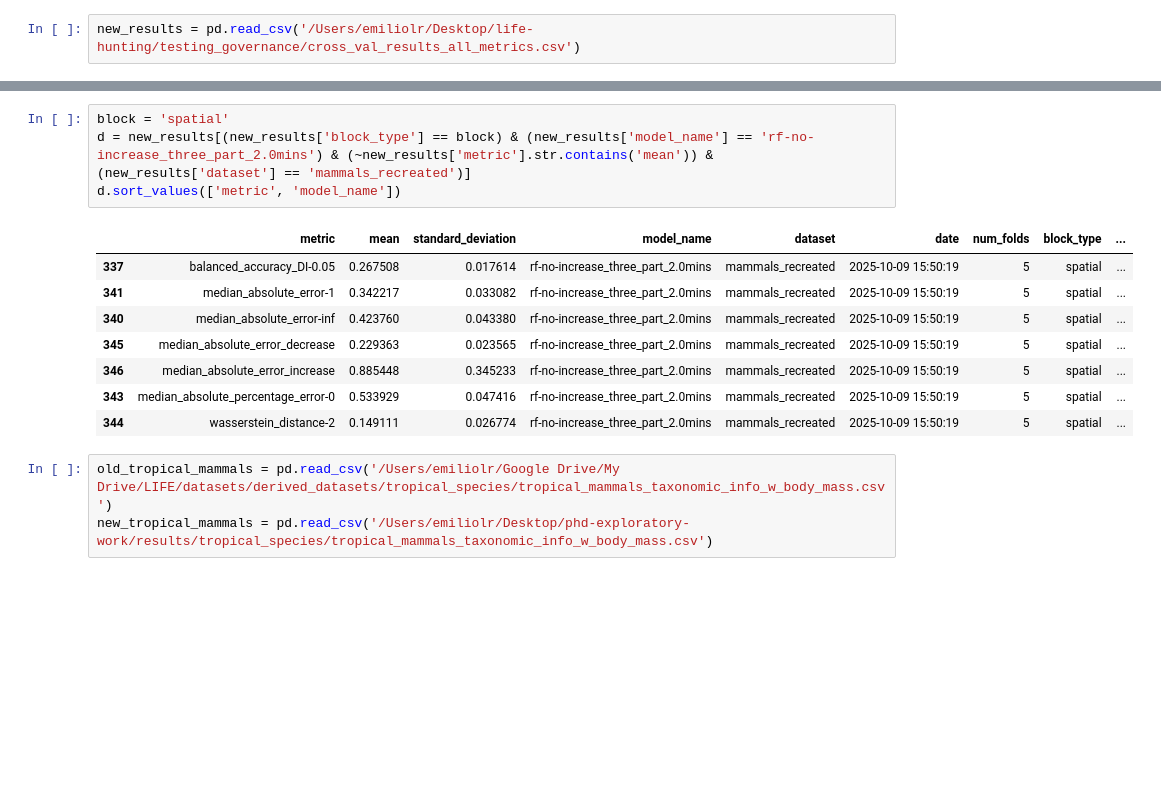
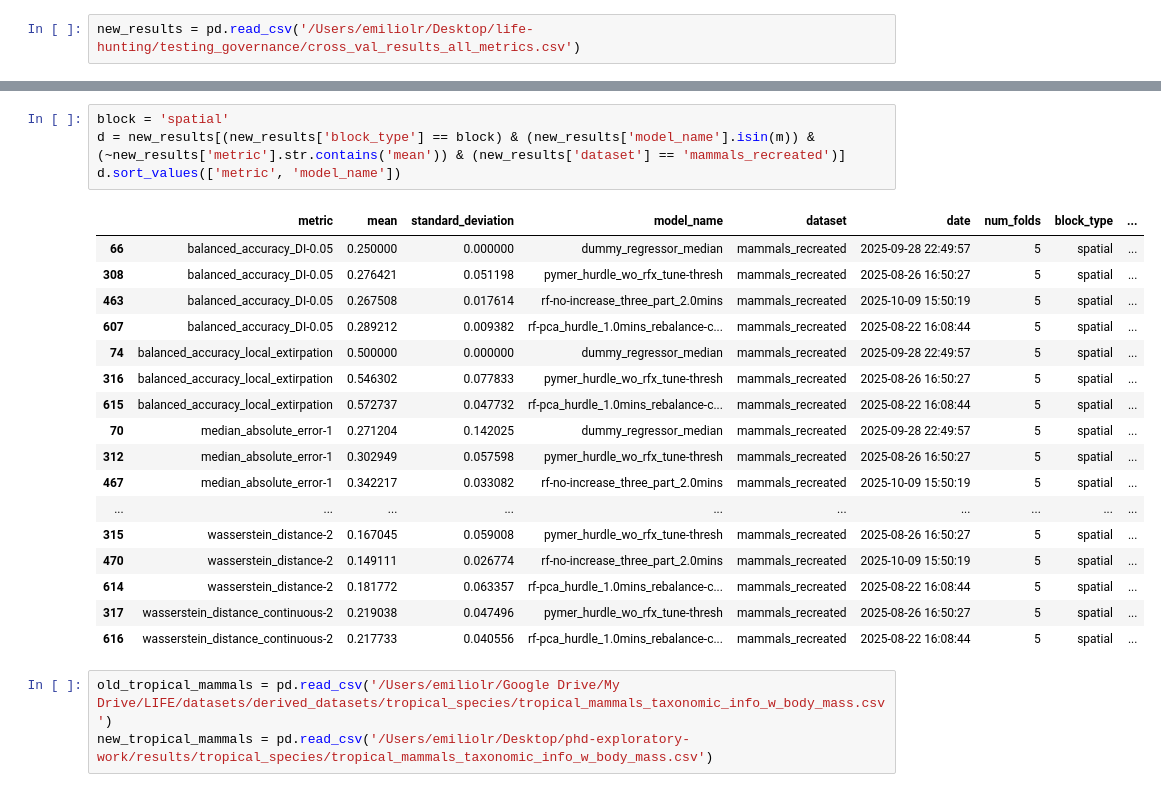
Before and after one commit to emiliolr/life-hunting, a Jupyter notebook: notebooks/scratch.ipynb, the cells around one changed output, grey strips where cells are left out. Cells and saved outputs as stored; diff of their text form; blank space fills up the shorter version.

Commit message:
Continued work on revisions, big push is now for the last experiment on resampling the data by studies to get uncertainty intervals on headline medians

```diff
--- a/notebooks/scratch.ipynb
+++ b/notebooks/scratch.ipynb
@@ -15,16 +37,25 @@ new_results = pd.read_csv('/Users/emiliolr/Desktop/life-hunting/testing_governan
 # %%
 block = 'spatial'
-d = new_results[(new_results['block_type'] == block) & (new_results['model_name'] == 'rf-no-increase_three_part_2.0mins') & (~new_results['metric'].str.contains('mean')) & (new_results['dataset'] == 'mammals_recreated')]
+d = new_results[(new_results['block_type'] == block) & (new_results['model_name'].isin(m)) & (~new_results['metric'].str.contains('mean')) & (new_results['dataset'] == 'mammals_recreated')]
 d.sort_values(['metric', 'model_name'])
 # %% [output]
 |  | metric | mean | standard_deviation | model_name | dataset | date | num_folds | block_type | ... |
-| 337 | balanced_accuracy_DI-0.05 | 0.267508 | 0.017614 | rf-no-increase_three_part_2.0mins | mammals_recreated | 2025-10-09 15:50:19 | 5 | spatial | ... |
-| 341 | median_absolute_error-1 | 0.342217 | 0.033082 | rf-no-increase_three_part_2.0mins | mammals_recreated | 2025-10-09 15:50:19 | 5 | spatial | ... |
-| 340 | median_absolute_error-inf | 0.423760 | 0.043380 | rf-no-increase_three_part_2.0mins | mammals_recreated | 2025-10-09 15:50:19 | 5 | spatial | ... |
-| 345 | median_absolute_error_decrease | 0.229363 | 0.023565 | rf-no-increase_three_part_2.0mins | mammals_recreated | 2025-10-09 15:50:19 | 5 | spatial | ... |
-| 346 | median_absolute_error_increase | 0.885448 | 0.345233 | rf-no-increase_three_part_2.0mins | mammals_recreated | 2025-10-09 15:50:19 | 5 | spatial | ... |
-| 343 | median_absolute_percentage_error-0 | 0.533929 | 0.047416 | rf-no-increase_three_part_2.0mins | mammals_recreated | 2025-10-09 15:50:19 | 5 | spatial | ... |
-| 344 | wasserstein_distance-2 | 0.149111 | 0.026774 | rf-no-increase_three_part_2.0mins | mammals_recreated | 2025-10-09 15:50:19 | 5 | spatial | ... |
+| 66 | balanced_accuracy_DI-0.05 | 0.250000 | 0.000000 | dummy_regressor_median | mammals_recreated | 2025-09-28 22:49:57 | 5 | spatial | ... |
+| 308 | balanced_accuracy_DI-0.05 | 0.276421 | 0.051198 | pymer_hurdle_wo_rfx_tune-thresh | mammals_recreated | 2025-08-26 16:50:27 | 5 | spatial | ... |
+| 463 | balanced_accuracy_DI-0.05 | 0.267508 | 0.017614 | rf-no-increase_three_part_2.0mins | mammals_recreated | 2025-10-09 15:50:19 | 5 | spatial | ... |
+| 607 | balanced_accuracy_DI-0.05 | 0.289212 | 0.009382 | rf-pca_hurdle_1.0mins_rebalance-c... | mammals_recreated | 2025-08-22 16:08:44 | 5 | spatial | ... |
+| 74 | balanced_accuracy_local_extirpation | 0.500000 | 0.000000 | dummy_regressor_median | mammals_recreated | 2025-09-28 22:49:57 | 5 | spatial | ... |
+| 316 | balanced_accuracy_local_extirpation | 0.546302 | 0.077833 | pymer_hurdle_wo_rfx_tune-thresh | mammals_recreated | 2025-08-26 16:50:27 | 5 | spatial | ... |
+| 615 | balanced_accuracy_local_extirpation | 0.572737 | 0.047732 | rf-pca_hurdle_1.0mins_rebalance-c... | mammals_recreated | 2025-08-22 16:08:44 | 5 | spatial | ... |
+| 70 | median_absolute_error-1 | 0.271204 | 0.142025 | dummy_regressor_median | mammals_recreated | 2025-09-28 22:49:57 | 5 | spatial | ... |
+| 312 | median_absolute_error-1 | 0.302949 | 0.057598 | pymer_hurdle_wo_rfx_tune-thresh | mammals_recreated | 2025-08-26 16:50:27 | 5 | spatial | ... |
+| 467 | median_absolute_error-1 | 0.342217 | 0.033082 | rf-no-increase_three_part_2.0mins | mammals_recreated | 2025-10-09 15:50:19 | 5 | spatial | ... |
+| ... | ... | ... | ... | ... | ... | ... | ... | ... | ... |
+| 315 | wasserstein_distance-2 | 0.167045 | 0.059008 | pymer_hurdle_wo_rfx_tune-thresh | mammals_recreated | 2025-08-26 16:50:27 | 5 | spatial | ... |
+| 470 | wasserstein_distance-2 | 0.149111 | 0.026774 | rf-no-increase_three_part_2.0mins | mammals_recreated | 2025-10-09 15:50:19 | 5 | spatial | ... |
+| 614 | wasserstein_distance-2 | 0.181772 | 0.063357 | rf-pca_hurdle_1.0mins_rebalance-c... | mammals_recreated | 2025-08-22 16:08:44 | 5 | spatial | ... |
+| 317 | wasserstein_distance_continuous-2 | 0.219038 | 0.047496 | pymer_hurdle_wo_rfx_tune-thresh | mammals_recreated | 2025-08-26 16:50:27 | 5 | spatial | ... |
+| 616 | wasserstein_distance_continuous-2 | 0.217733 | 0.040556 | rf-pca_hurdle_1.0mins_rebalance-c... | mammals_recreated | 2025-08-22 16:08:44 | 5 | spatial | ... |
 # %%
 old_tropical_mammals = pd.read_csv('/Users/emiliolr/Google Drive/My Drive/LIFE/datasets/derived_datasets/tropical_species/tropical_mammals_taxonomic_info_w_body_mass.csv')
 new_tropical_mammals = pd.read_csv('/Users/emiliolr/Desktop/phd-exploratory-work/results/tropical_species/tropical_mammals_taxonomic_info_w_body_mass.csv')
```
Also changed, not shown: parts of 8 cells of this notebook, 11 other files.
